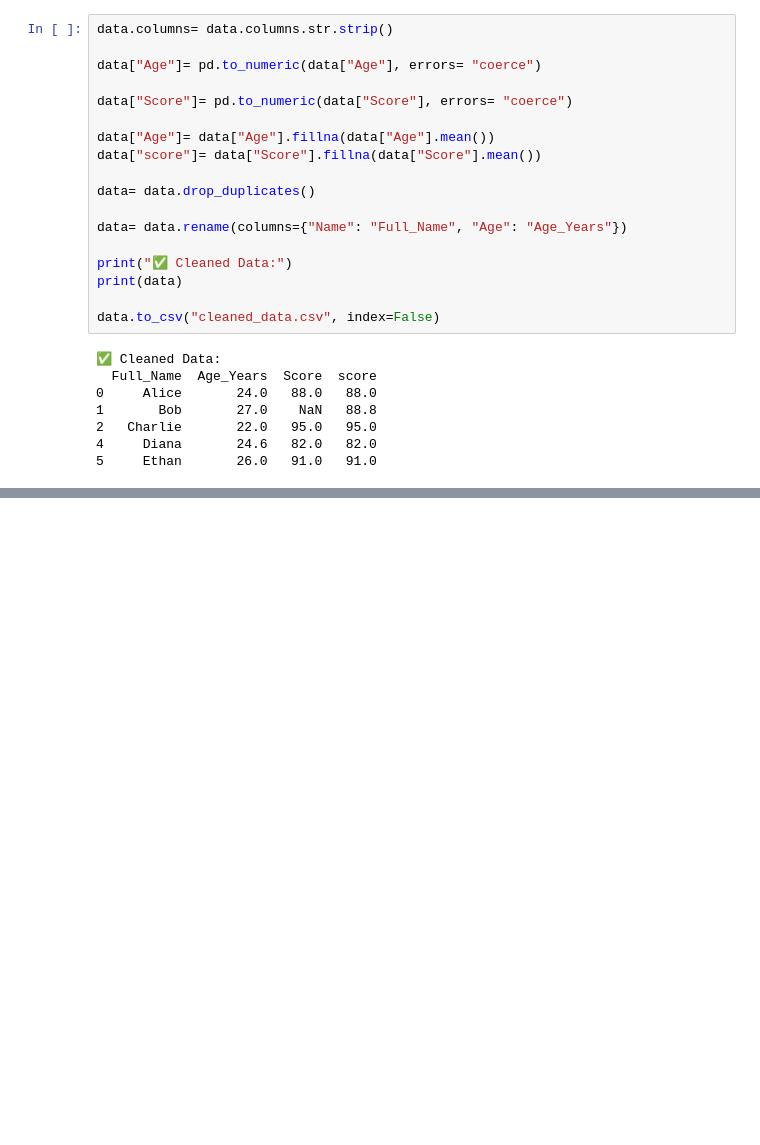
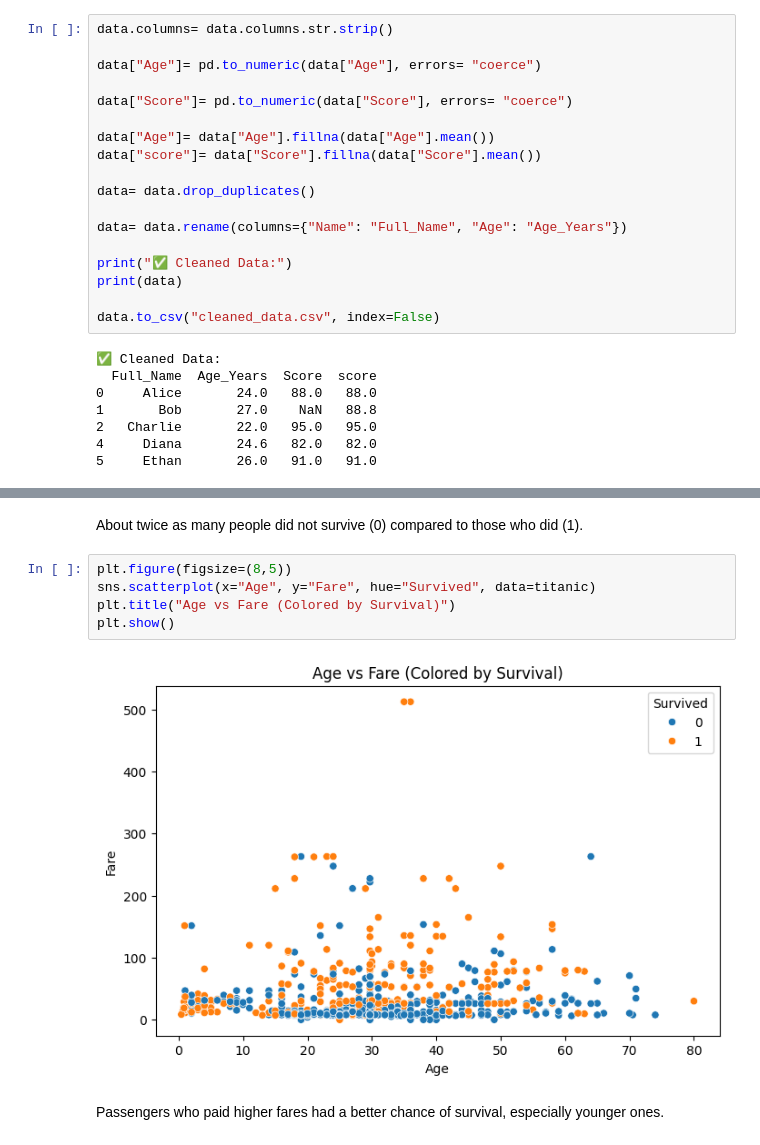
Before and after one commit to VougishTiger/jupyter-notebook, a Jupyter notebook: week_2/practice.ipynb, the cells around one changed output, grey strips where cells are left out. Drawn from its saved outputs; the diff is of its cells as text; blank space fills up the shorter version.

```diff
--- a/week_2/practice.ipynb
+++ b/week_2/practice.ipynb
@@ -54,0 +144,11 @@ data.to_csv("cleaned_data.csv", index=False)
+# %% [markdown]
+About twice as many people did not survive (0) compared to those who did (1).
+# %%
+plt.figure(figsize=(8,5))
+sns.scatterplot(x="Age", y="Fare", hue="Survived", data=titanic)
+plt.title("Age vs Fare (Colored by Survival)")
+plt.show()
+# %% [output]
+[figure, added]
+# %% [markdown]
+Passengers who paid higher fares had a better chance of survival, especially younger ones.
```
Also changed, not shown: parts of 6 cells of this notebook, 2 other files.
